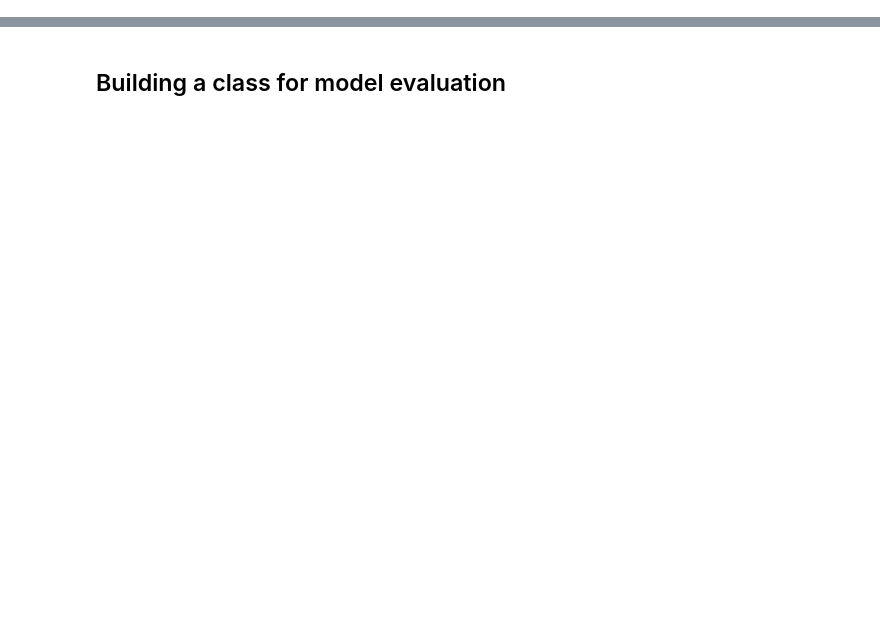
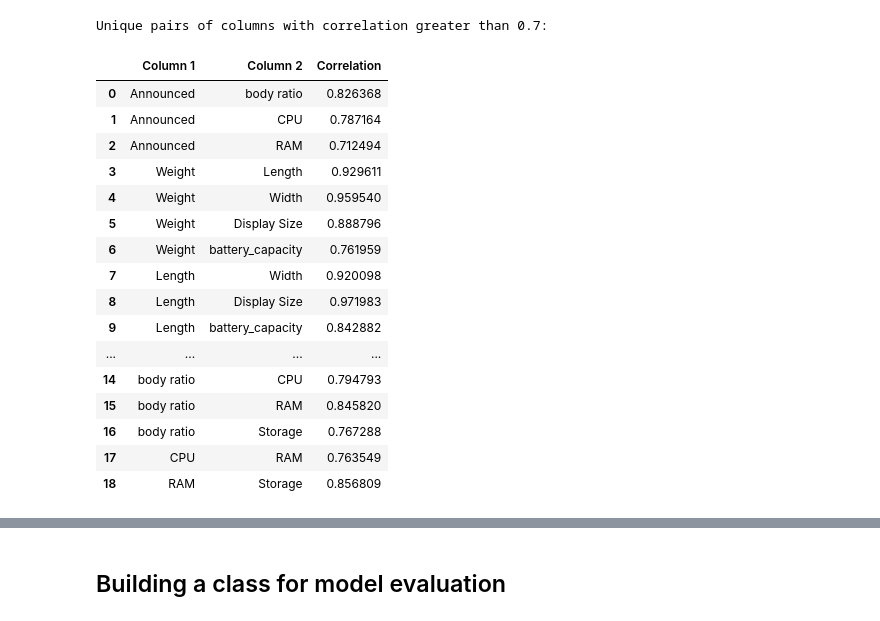
Before and after one commit to KianJanbozorgi/smartphone_comparison_phase2, a Jupyter notebook: classification.ipynb, the cells around one changed output, grey strips where cells are left out. Saved outputs shown, nothing was run; the diff lists cells and outputs as text; code cells hidden in the pictures; blank space fills up the shorter version.

```diff
--- a/classification.ipynb
+++ b/classification.ipynb
@@ -158,0 +330,32 @@ Index(['2G', '3G', '4G', '5G', 'Announced', 'Display Size', 'ppi',
+# %%
+high_corr_pairs = []
+for i, col1 in enumerate(corr_matrix.columns):
+    for j, col2 in enumerate(corr_matrix.columns):
+        if i < j and abs(corr_matrix.loc[col1, col2]) > 0.7:
+            high_corr_pairs.append((col1, col2))
+
+high_corr_df = pd.DataFrame(columns=['Column 1', 'Column 2', 'Correlation'])
+for col1, col2 in high_corr_pairs:
+    high_corr_df = high_corr_df.append({'Column 1': col1, 'Column 2': col2, 'Correlation': corr_matrix.loc[col1, col2]}, ignore_index=True)
+
+print("Unique pairs of columns with correlation greater than 0.7:")
+high_corr_df
+# %% [output]
+Unique pairs of columns with correlation greater than 0.7:
+|  | Column 1 | Column 2 | Correlation |
+| 0 | Announced | body ratio | 0.826368 |
+| 1 | Announced | CPU | 0.787164 |
+| 2 | Announced | RAM | 0.712494 |
+| 3 | Weight | Length | 0.929611 |
+| 4 | Weight | Width | 0.959540 |
+| 5 | Weight | Display Size | 0.888796 |
+| 6 | Weight | battery_capacity | 0.761959 |
+| 7 | Length | Width | 0.920098 |
+| 8 | Length | Display Size | 0.971983 |
+| 9 | Length | battery_capacity | 0.842882 |
+| ... | ... | ... | ... |
+| 14 | body ratio | CPU | 0.794793 |
+| 15 | body ratio | RAM | 0.845820 |
+| 16 | body ratio | Storage | 0.767288 |
+| 17 | CPU | RAM | 0.763549 |
+| 18 | RAM | Storage | 0.856809 |
```
Also changed, not shown: parts of 121 cells of this notebook.
